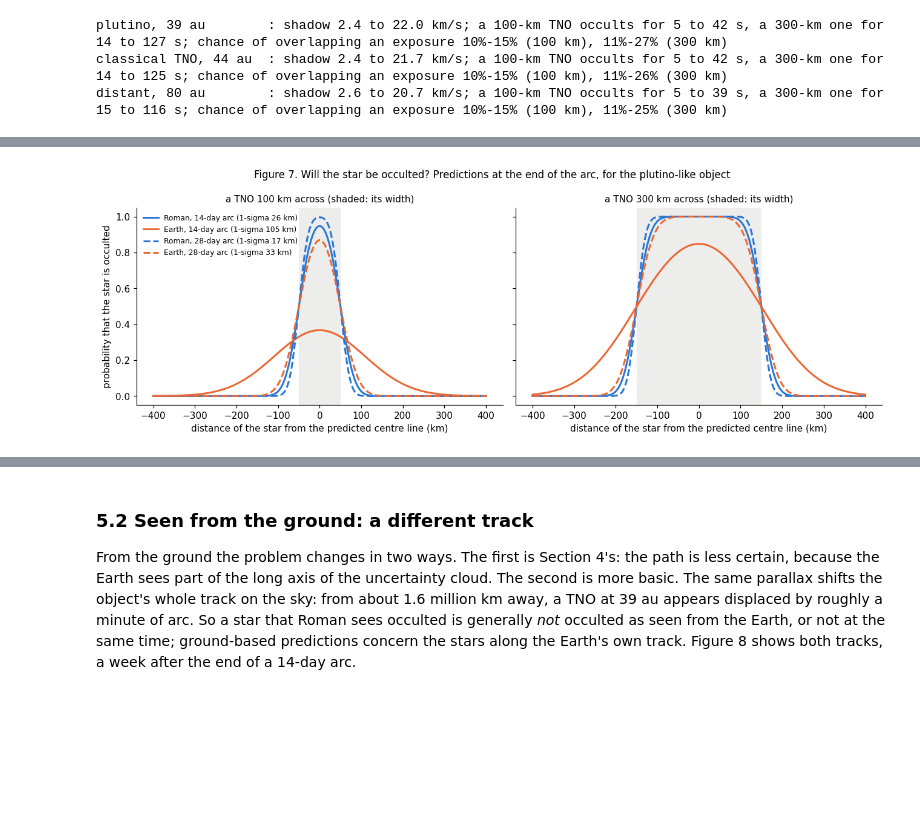
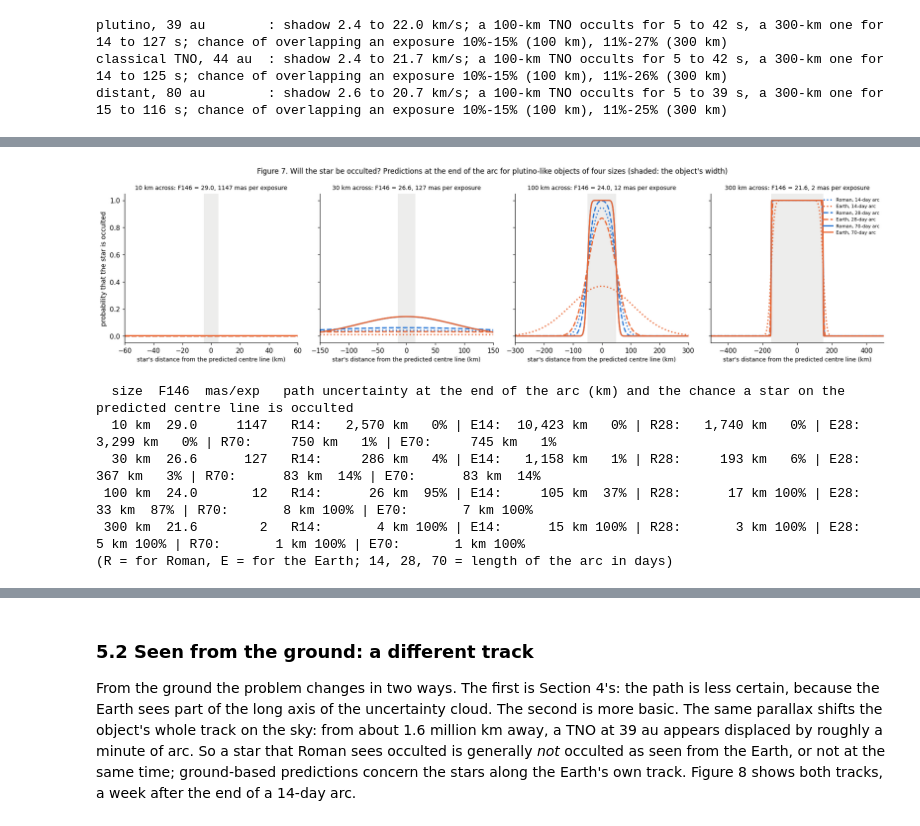
Before and after one commit to matthewjohnpayne/science-notebooks, a Jupyter notebook: notebooks/roman_tno/roman_tno.ipynb, the cells around one changed output, grey strips where cells are left out. Cells and saved outputs as stored; diff of their text form; code cells hidden in the pictures; blank space fills up the shorter version.

```diff
--- a/notebooks/roman_tno/roman_tno.ipynb
+++ b/notebooks/roman_tno/roman_tno.ipynb
@@ -416,20 +416,46 @@ Now the width. Figure 7 shows the probability that the star is occulted as seen
 # %%
-fig, axs = plt.subplots(1, 2, figsize=(12, 4.2), sharey=True)
-off = np.linspace(-400, 400, 801)
-for ax, R in zip(axs, (50, 150)):
-    for arc, ls in ((14, "-"), (28, "--")):
-        sp = rows[("plutino, 39 au", arc)][0]
+SIZES = [10, 30, 100, 300]                                   # diameters (km)
+mag_of = lambda D: MAG + 5 * np.log10(100 / D)              # same distance and albedo as the 100-km reference
+end_sig = {}
+for arc in (14, 28, 70):
+    O, f, S = fits[("plutino, 39 au", arc)]
+    sp = roman.spread(S, f.t, f.state, O.t[-1], TRAJ)
+    end_sig[arc] = {who: sp[who]["across"] for who in ("Roman", "Earth")}
+
+fig, axs = plt.subplots(1, 4, figsize=(17, 4.4), sharey=True)
+for ax, D, lim in zip(axs, SIZES, (60, 150, 300, 500)):
+    R = D / 2
+    scale = roman.precision_mas(mag_of(D)) / SIG_EXP          # uncertainties scale with the measurement errors
+    off = np.linspace(-lim, lim, 1001)
+    for arc, ls in ((14, ":"), (28, "--"), (70, "-")):
         for who, c in (("Roman", roman.ROMAN_C), ("Earth", roman.EARTH_C)):
-            sig = sp[who]["across"]
-            ax.plot(off, roman.occultation_probability(off, R, sig), ls, color=c, lw=2,
-                    label=f"{who}, {arc}-day arc (1-sigma {sig:.0f} km)")
+            ax.plot(off, roman.occultation_probability(off, R, end_sig[arc][who] * scale), ls, color=c, lw=2,
+                    label=f"{who}, {arc}-day arc")
     ax.axvspan(-R, R, color=roman.MUTED, alpha=0.15, lw=0)
-    ax.set_xlabel("distance of the star from the predicted centre line (km)")
-    ax.set_title(f"a TNO {2 * R} km across (shaded: its width)", fontsize=10)
+    ax.set_xlim(-lim, lim)
+    ax.set_xlabel("star's distance from the predicted centre line (km)", fontsize=9)
+    ax.set_title(f"{D} km across: F146 = {mag_of(D):.1f}, {roman.precision_mas(mag_of(D)):.0f} mas per exposure", fontsize=9)
 axs[0].set_ylabel("probability that the star is occulted")
-axs[0].legend(fontsize=8, frameon=False, loc="upper left")
-fig.suptitle("Figure 7. Will the star be occulted? Predictions at the end of the arc, for the plutino-like object", fontsize=11)
+axs[-1].legend(fontsize=7, frameon=False, loc="upper right")
+fig.suptitle("Figure 7. Will the star be occulted? Predictions at the end of the arc for plutino-like objects of four sizes (shaded: the object's width)", fontsize=11)
 plt.tight_layout()
 plt.show()
+
+print(f"{'size':>6s} {'F146':>5s} {'mas/exp':>8s}   path uncertainty at the end of the arc (km) and the chance a star on the predicted centre line is occulted")
+for D in SIZES:
+    scale = roman.precision_mas(mag_of(D)) / SIG_EXP
+    cells = []
+    for arc in (14, 28, 70):
+        for who in ("Roman", "Earth"):
+            sig = end_sig[arc][who] * scale
+            cells.append(f"{who[0]}{arc}: {sig:7,.0f} km {roman.occultation_probability(0.0, D / 2, sig):4.0%}")
+    print(f"{D:4d} km {mag_of(D):5.1f} {roman.precision_mas(mag_of(D)):8.0f}   " + " | ".join(cells))
+print("(R = for Roman, E = for the Earth; 14, 28, 70 = length of the arc in days)")
 # %% [output]
-[figure, old version]
+[figure, new version]
+  size  F146  mas/exp   path uncertainty at the end of the arc (km) and the chance a star on the predicted centre line is occulted
+  10 km  29.0     1147   R14:   2,570 km   0% | E14:  10,423 km   0% | R28:   1,740 km   0% | E28:   3,299 km   0% | R70:     750 km   1% | E70:     745 km   1%
+  30 km  26.6      127   R14:     286 km   4% | E14:   1,158 km   1% | R28:     193 km   6% | E28:     367 km   3% | R70:      83 km  14% | E70:      83 km  14%
+ 100 km  24.0       12   R14:      26 km  95% | E14:     105 km  37% | R28:      17 km 100% | E28:      33 km  87% | R70:       8 km 100% | E70:       7 km 100%
+ 300 km  21.6        2   R14:       4 km 100% | E14:      15 km 100% | R28:       3 km 100% | E28:       5 km 100% | R70:       1 km 100% | E70:       1 km 100%
+(R = for Roman, E = for the Earth; 14, 28, 70 = length of the arc in days)
```
Also changed, not shown: parts of 3 cells of this notebook, 2 other files.
